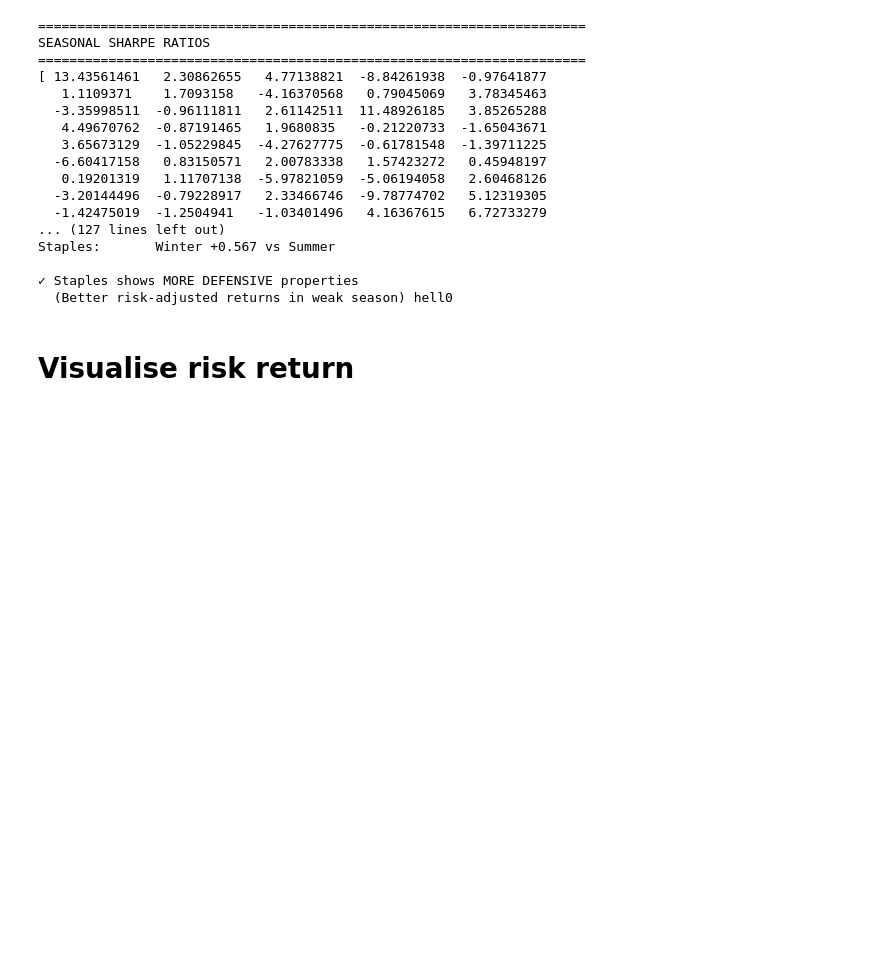
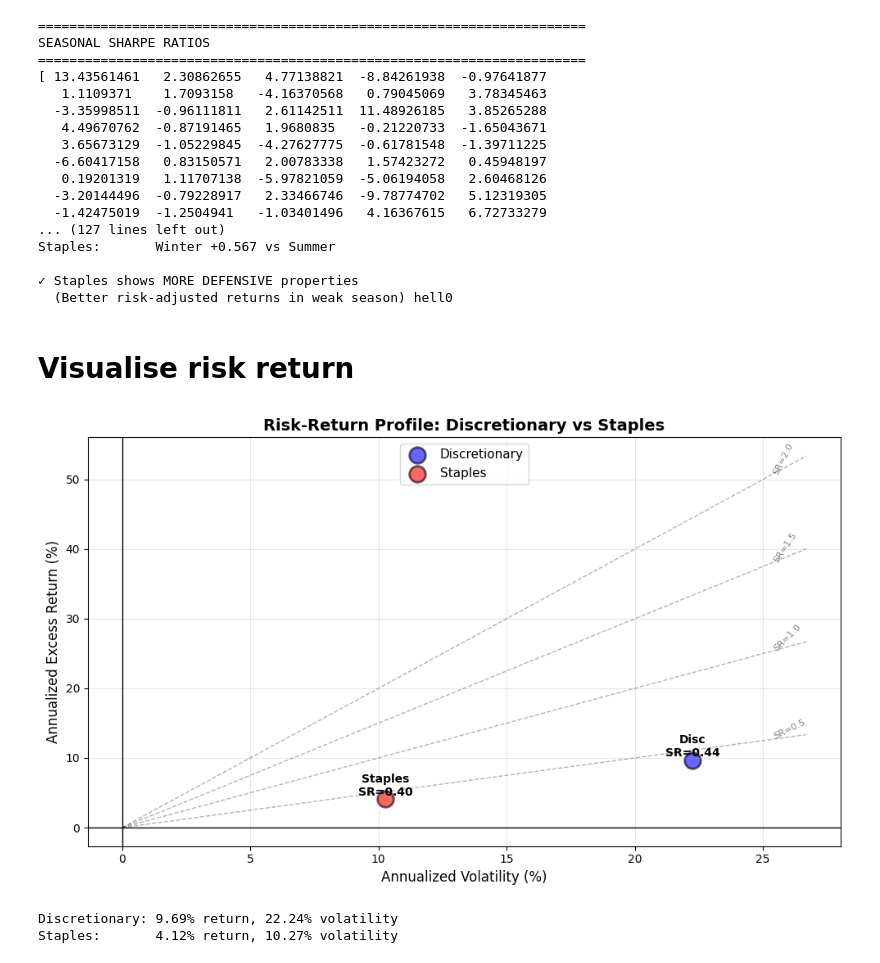
Before and after one commit to reading-stiener/offense-defense-project, a Jupyter notebook: notebooks/02_discretionary_vs_staples.ipynb, the cells around one changed output. Saved outputs shown, nothing was run; the diff lists cells and outputs as text; code cells hidden in the pictures; blank space fills up the shorter version.

```diff
--- a/notebooks/02_discretionary_vs_staples.ipynb
+++ b/notebooks/02_discretionary_vs_staples.ipynb
@@ -758,43 +758,40 @@ disc_annual_vol = annual_disc_clean.std(ddof=1)
 
 stap_annual_return = annual_stap_clean.mean()
 stap_annual_vol = annual_stap_clean.std(ddof=1)
-
-# Use mean risk-free rate (annualized %) as intercept for Sharpe lines
-rf_mean = df_rf_aligned.stack().mean()
 
 # Plot
 ax.scatter(disc_annual_vol, disc_annual_return, s=200, c='blue',
            alpha=0.6, edgecolors='black', linewidth=2, label='Discretionary')
 ax.scatter(stap_annual_vol, stap_annual_return, s=200, c='red',
            alpha=0.6, edgecolors='black', linewidth=2, label='Staples')
 
 # Add labels
 ax.text(disc_annual_vol, disc_annual_return + 0.5,
         f'Disc\nSR={sharpe_disc:.2f}', ha='center', fontsize=10, fontweight='bold')
 ax.text(stap_annual_vol, stap_annual_return + 0.5,
         f'Staples\nSR={sharpe_stap:.2f}', ha='center', fontsize=10, fontweight='bold')
 
-# Add Sharpe ratio lines anchored at mean risk-free rate
+# Add Sharpe ratio lines (from origin)
 max_vol = max(disc_annual_vol, stap_annual_vol) * 1.2
 for sr in [0.5, 1.0, 1.5, 2.0]:
-    x_vals = [0, max_vol]
-    y_vals = [rf_mean, rf_mean + sr * max_vol]
-    ax.plot(x_vals, y_vals, 'k--', alpha=0.3, linewidth=1)
-    ax.text(max_vol * 0.95, rf_mean + sr * max_vol * 0.95, f'SR={sr}',
+    ax.plot([0, max_vol], [0, sr * max_vol], 'k--', alpha=0.3, linewidth=1)
+    ax.text(max_vol * 0.95, sr * max_vol * 0.95, f'SR={sr}',
             fontsize=8, alpha=0.5, rotation=np.degrees(np.arctan(sr)))
 
 ax.set_xlabel('Annualized Volatility (%)', fontsize=12)
 ax.set_ylabel('Annualized Excess Return (%)', fontsize=12)
 ax.set_title('Risk-Return Profile: Discretionary vs Staples', fontsize=14, fontweight='bold')
 ax.legend(fontsize=11)
 ax.grid(alpha=0.3)
-ax.axhline(rf_mean, color='gray', linewidth=1, linestyle=':')
+ax.axhline(0, color='black', linewidth=1)
 ax.axvline(0, color='black', linewidth=1)
 
 plt.tight_layout()
 plt.show()
 
-print(f"
-Risk-free (mean): {rf_mean:.2f}%")
-print(f"Discretionary: {disc_annual_return:.2f}% return, {disc_annual_vol:.2f}% volatility")
+print(f"\nDiscretionary: {disc_annual_return:.2f}% return, {disc_annual_vol:.2f}% volatility")
 print(f"Staples:       {stap_annual_return:.2f}% return, {stap_annual_vol:.2f}% volatility")
+# %% [output]
+[figure, added]
+Discretionary: 9.69% return, 22.24% volatility
+Staples:       4.12% return, 10.27% volatility
```
Also changed, not shown: 3 other files.
